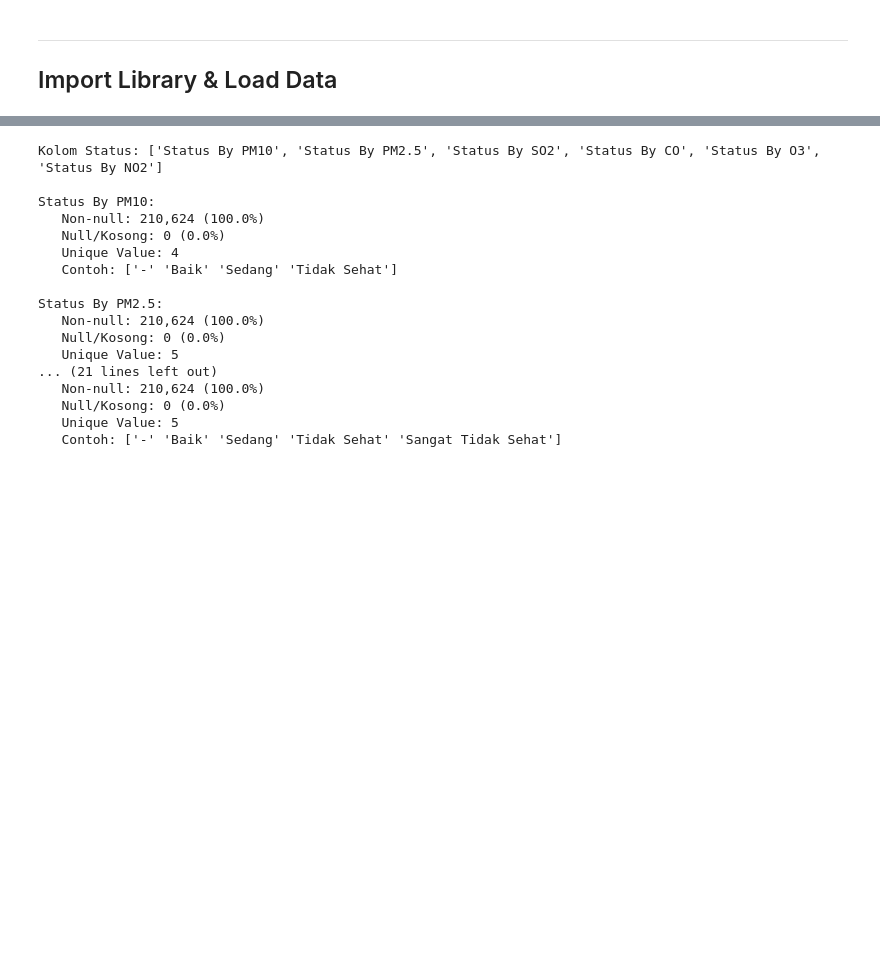
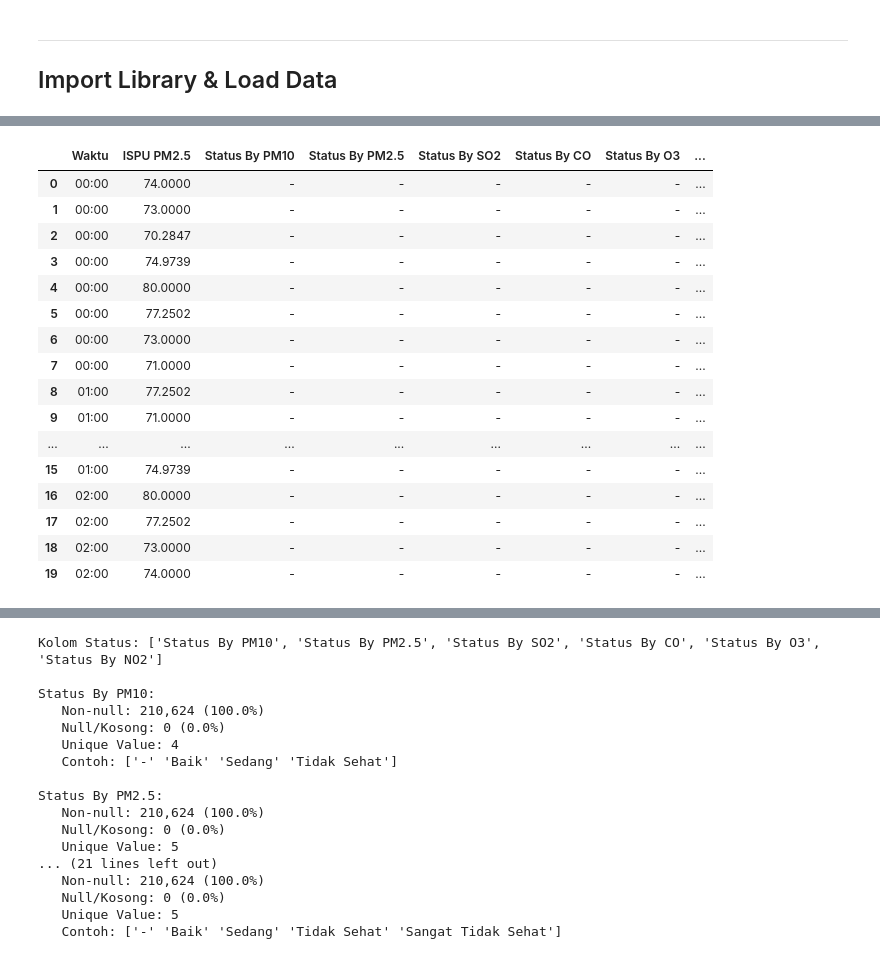
Before and after one commit to aauliaaz/project-daming, a Jupyter notebook: notebooks/Preporcessing_Transformasi_Normalisasi.ipynb, the cells around one changed output, grey strips where cells are left out. Drawn from its saved outputs; the diff is of its cells as text; code cells hidden in the pictures; blank space fills up the shorter version.

```diff
--- a/notebooks/Preporcessing_Transformasi_Normalisasi.ipynb
+++ b/notebooks/Preporcessing_Transformasi_Normalisasi.ipynb
@@ -132,0 +28,61 @@ Merge complete: 210624 rows × 51 columns
+# %%
+# Load data hasil EDA + data cuaca kemudian merge
+import os
+
+# Load polusi dari EDA (sudah daily aggregation)
+try:
+    df = pd.read_csv('data/interim/data_eda_bersih.csv')
+    print('Loaded: data/interim/data_eda_bersih.csv')
+except FileNotFoundError:
+    try:
+        df = pd.read_csv('../data/interim/data_eda_bersih.csv')
+        print('Loaded: ../data/interim/data_eda_bersih.csv')
+    except FileNotFoundError:
+        df = pd.read_csv('data/processed/polusi clean test.csv')
+        print('Loaded: data/processed/polusi clean test.csv')
+
+# Parsing datetime jika ada
+if 'datetime' in df.columns:
+    df['datetime'] = pd.to_datetime(df['datetime'], errors='coerce')
+
+# Load cuaca
+PATH_CUACA = r'\fatiyya\KULIAH\TUGAS KULIAH\SEMESTER 6\DAMING\project-daming\data\data cuaca\cuaca_merged.csv'
+
+# Load data cuaca merged
+df_cuaca = pd.read_csv(PATH_CUACA)
+
+# parsing datetime
+df_cuaca['datetime'] = pd.to_datetime(df_cuaca['datetime'])
+
+# cleaning station
+df_cuaca['station'] = (
+    df_cuaca['station']
+    .str.strip()
+    .str.lower()
+)
+
+print(f'Loaded: {len(df_cuaca)} rows dari cuaca_merged.csv')
+
+# Merge polusi dengan cuaca
+if 'datetime' in df.columns and 'datetime' in df_cuaca.columns:
+
+    df['tanggal_merge'] = df['datetime'].dt.date
+    df_cuaca['tanggal_merge'] = df_cuaca['datetime'].dt.date
+
+    df = pd.merge(
+        df,
+        df_cuaca.drop(columns=['datetime']),
+        on=['tanggal_merge', 'station'],
+        how='left'
+    )
+
+    df = df.drop(columns=['tanggal_merge'])
+
+    print(f'Merge complete: {df.shape[0]} rows × {df.shape[1]} columns')
+
+print(f'\n DataFrame:')
+print(f'   Shape: {df.shape}')
+print(f'   Kolom (15 pertama): {list(df.columns[:15])}')
+print(f'   Total kolom: {df.shape[1]}')
+display(df.head(20))
+# %% [output]
@@ -133,2 +97,19 @@ Merge complete: 210624 rows × 51 columns
+|  | Waktu | ISPU PM2.5 | Status By PM10 | Status By PM2.5 | Status By SO2 | Status By CO | Status By O3 | ... |
+| 0 | 00:00 | 74.0000 | - | - | - | - | - | ... |
+| 1 | 00:00 | 73.0000 | - | - | - | - | - | ... |
+| 2 | 00:00 | 70.2847 | - | - | - | - | - | ... |
+| 3 | 00:00 | 74.9739 | - | - | - | - | - | ... |
+| 4 | 00:00 | 80.0000 | - | - | - | - | - | ... |
+| 5 | 00:00 | 77.2502 | - | - | - | - | - | ... |
+| 6 | 00:00 | 73.0000 | - | - | - | - | - | ... |
+| 7 | 00:00 | 71.0000 | - | - | - | - | - | ... |
+| 8 | 01:00 | 77.2502 | - | - | - | - | - | ... |
+| 9 | 01:00 | 71.0000 | - | - | - | - | - | ... |
+| ... | ... | ... | ... | ... | ... | ... | ... | ... |
+| 15 | 01:00 | 74.9739 | - | - | - | - | - | ... |
+| 16 | 02:00 | 80.0000 | - | - | - | - | - | ... |
+| 17 | 02:00 | 77.2502 | - | - | - | - | - | ... |
+| 18 | 02:00 | 73.0000 | - | - | - | - | - | ... |
+| 19 | 02:00 | 74.0000 | - | - | - | - | - | ... |
 # %%
 # Identifikasi kolom polutan, cuaca numerik, dan kategorikal
```
Also changed, not shown: parts of 14 cells of this notebook, 14 other files.
